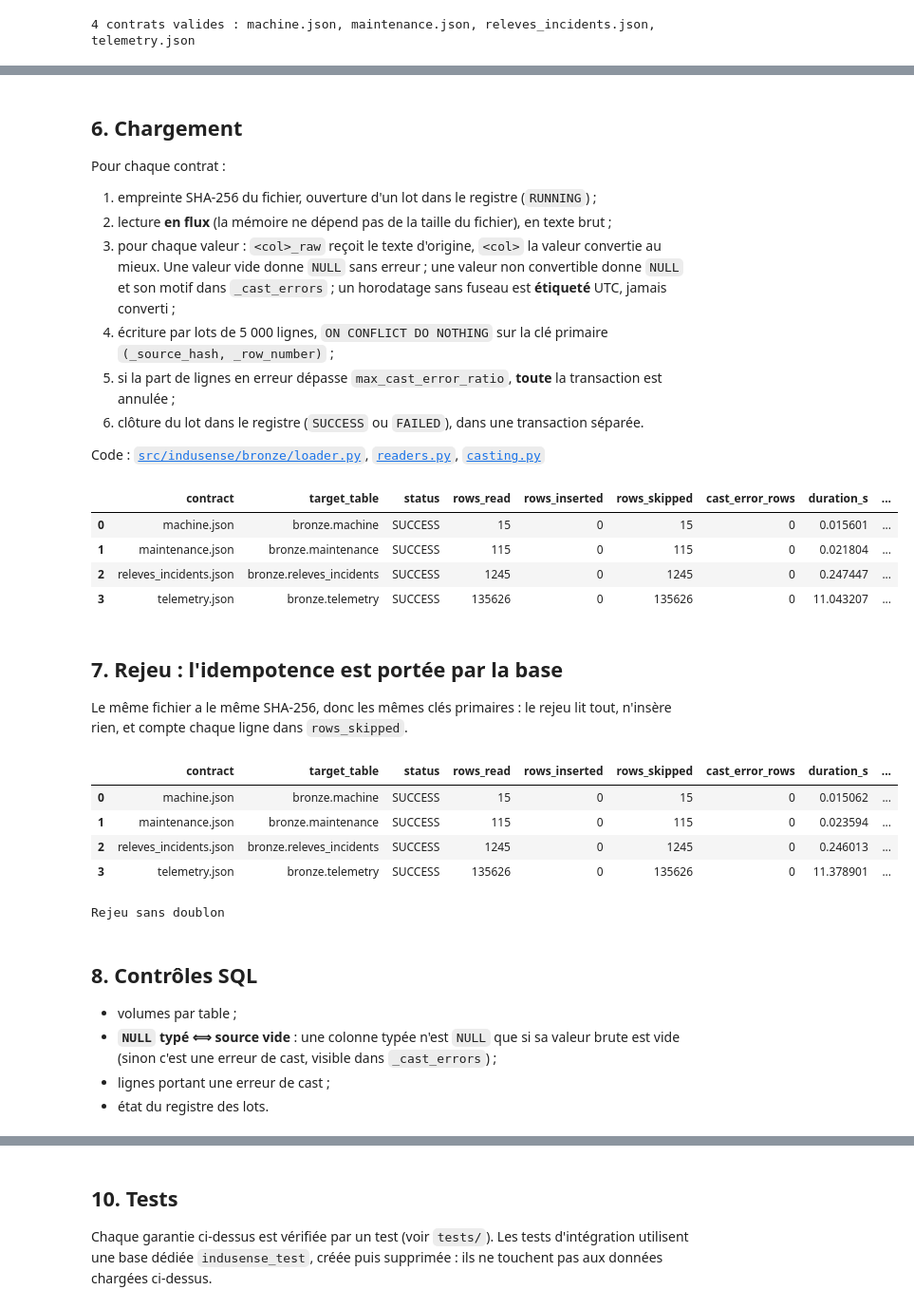
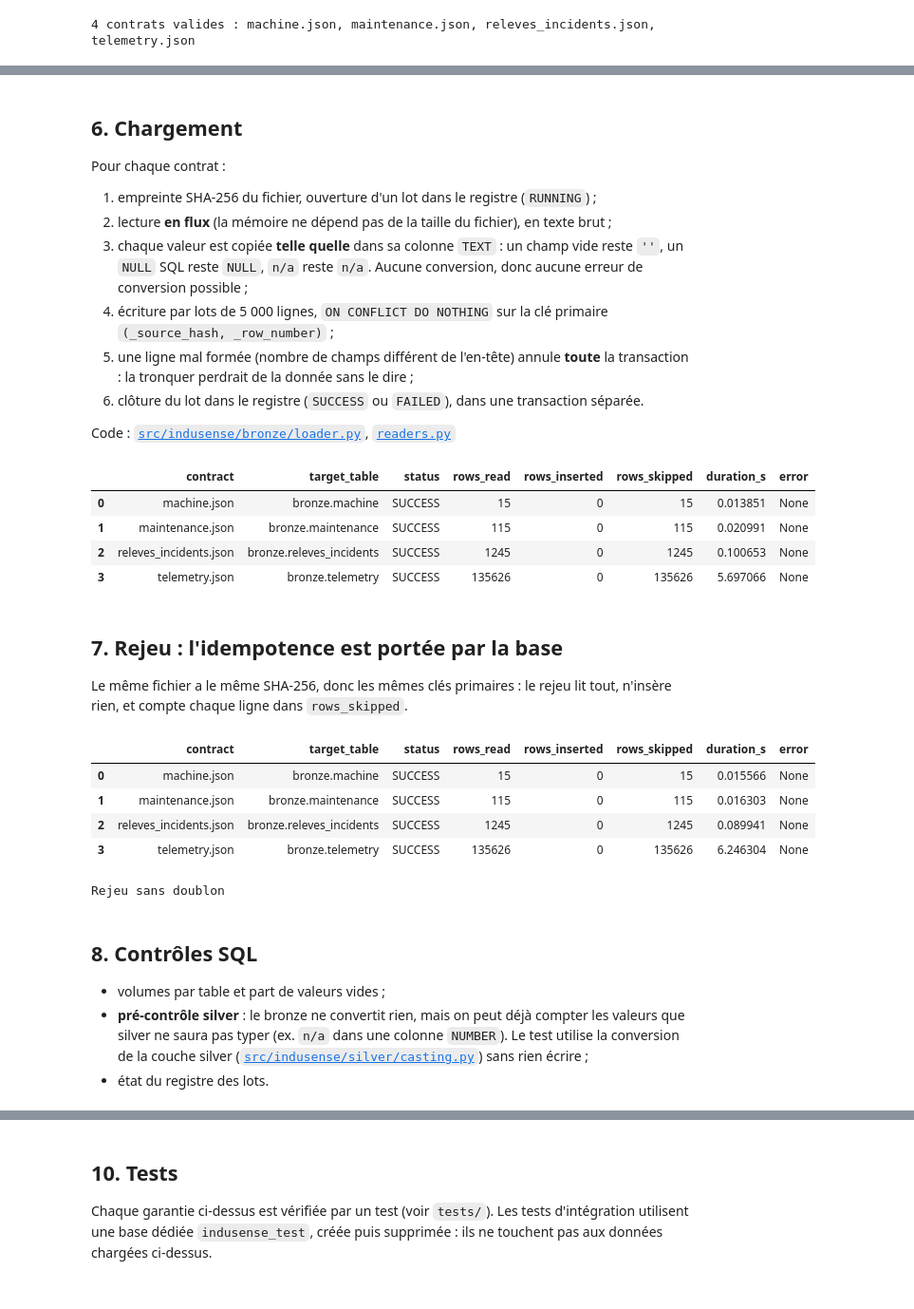
Before and after one commit to Xeliphmede/indusense, a Jupyter notebook: bronze.ipynb, the cells around one changed output, grey strips where cells are left out. Shown at 95% size. Saved outputs shown, nothing was run; the diff lists cells and outputs as text; code cells hidden in the pictures.

```diff
--- a/bronze.ipynb
+++ b/bronze.ipynb
@@ -270,29 +274,28 @@ Pour chaque contrat :
 
 1. empreinte SHA-256 du fichier, ouverture d'un lot dans le registre (`RUNNING`) ;
 2. lecture **en flux** (la mémoire ne dépend pas de la taille du fichier), en texte brut ;
-3. pour chaque valeur : `<col>_raw` reçoit le texte d'origine, `<col>` la valeur convertie au mieux. Une valeur
-   vide donne `NULL` sans erreur ; une valeur non convertible donne `NULL` et son motif dans `_cast_errors` ;
-   un horodatage sans fuseau est **étiqueté** UTC, jamais converti ;
+3. chaque valeur est copiée **telle quelle** dans sa colonne `TEXT` : un champ vide reste `''`, un `NULL` SQL
+   reste `NULL`, `n/a` reste `n/a`. Aucune conversion, donc aucune erreur de conversion possible ;
 4. écriture par lots de 5 000 lignes, `ON CONFLICT DO NOTHING` sur la clé primaire `(_source_hash, _row_number)` ;
-5. si la part de lignes en erreur dépasse `max_cast_error_ratio`, **toute** la transaction est annulée ;
+5. une ligne mal formée (nombre de champs différent de l'en-tête) annule **toute** la transaction : la tronquer
+   perdrait de la donnée sans le dire ;
 6. clôture du lot dans le registre (`SUCCESS` ou `FAILED`), dans une transaction séparée.
 
 Code : [`src/indusense/bronze/loader.py`](src/indusense/bronze/loader.py),
-[`readers.py`](src/indusense/bronze/readers.py), [`casting.py`](src/indusense/bronze/casting.py)
+[`readers.py`](src/indusense/bronze/readers.py)
 # %%
 from indusense.bronze.loader import load_contracts_into
 
-COLUMNS = ["contract", "target_table", "status", "rows_read", "rows_inserted", "rows_skipped", "cast_error_rows",
-           "duration_s", "error"]
+COLUMNS = ["contract", "target_table", "status", "rows_read", "rows_inserted", "rows_skipped", "duration_s", "error"]
 
 results = load_contracts_into(contracts, engine)
 pd.DataFrame([r.as_dict() for r in results])[COLUMNS]
 # %% [output]
-|  | contract | target_table | status | rows_read | rows_inserted | rows_skipped | cast_error_rows | duration_s | ... |
-| 0 | machine.json | bronze.machine | SUCCESS | 15 | 0 | 15 | 0 | 0.015601 | ... |
-| 1 | maintenance.json | bronze.maintenance | SUCCESS | 115 | 0 | 115 | 0 | 0.021804 | ... |
-| 2 | releves_incidents.json | bronze.releves_incidents | SUCCESS | 1245 | 0 | 1245 | 0 | 0.247447 | ... |
-| 3 | telemetry.json | bronze.telemetry | SUCCESS | 135626 | 0 | 135626 | 0 | 11.043207 | ... |
+|  | contract | target_table | status | rows_read | rows_inserted | rows_skipped | duration_s | error |
+| 0 | machine.json | bronze.machine | SUCCESS | 15 | 0 | 15 | 0.013851 | None |
+| 1 | maintenance.json | bronze.maintenance | SUCCESS | 115 | 0 | 115 | 0.020991 | None |
+| 2 | releves_incidents.json | bronze.releves_incidents | SUCCESS | 1245 | 0 | 1245 | 0.100653 | None |
+| 3 | telemetry.json | bronze.telemetry | SUCCESS | 135626 | 0 | 135626 | 5.697066 | None |
 # %% [markdown]
 ## 7. Rejeu : l'idempotence est portée par la base
 
@@ -304,18 +307,18 @@ display(pd.DataFrame([r.as_dict() for r in replay])[COLUMNS])
 assert all(r.status == "SUCCESS" and r.rows_inserted == 0 for r in replay), "le rejeu a inséré des lignes"
 print("Rejeu sans doublon")
 # %% [output]
-|  | contract | target_table | status | rows_read | rows_inserted | rows_skipped | cast_error_rows | duration_s | ... |
-| 0 | machine.json | bronze.machine | SUCCESS | 15 | 0 | 15 | 0 | 0.015062 | ... |
-| 1 | maintenance.json | bronze.maintenance | SUCCESS | 115 | 0 | 115 | 0 | 0.023594 | ... |
-| 2 | releves_incidents.json | bronze.releves_incidents | SUCCESS | 1245 | 0 | 1245 | 0 | 0.246013 | ... |
-| 3 | telemetry.json | bronze.telemetry | SUCCESS | 135626 | 0 | 135626 | 0 | 11.378901 | ... |
+|  | contract | target_table | status | rows_read | rows_inserted | rows_skipped | duration_s | error |
+| 0 | machine.json | bronze.machine | SUCCESS | 15 | 0 | 15 | 0.015566 | None |
+| 1 | maintenance.json | bronze.maintenance | SUCCESS | 115 | 0 | 115 | 0.016303 | None |
+| 2 | releves_incidents.json | bronze.releves_incidents | SUCCESS | 1245 | 0 | 1245 | 0.089941 | None |
+| 3 | telemetry.json | bronze.telemetry | SUCCESS | 135626 | 0 | 135626 | 6.246304 | None |
 Rejeu sans doublon
 # %% [markdown]
 ## 8. Contrôles SQL
 
-- volumes par table ;
-- **`NULL` typé ⟺ source vide** : une colonne typée n'est `NULL` que si sa valeur brute est vide (sinon c'est une
-  erreur de cast, visible dans `_cast_errors`) ;
-- lignes portant une erreur de cast ;
+- volumes par table et part de valeurs vides ;
+- **pré-contrôle silver** : le bronze ne convertit rien, mais on peut déjà compter les valeurs que silver ne
+  saura pas typer (ex. `n/a` dans une colonne `NUMBER`). Le test utilise la conversion de la couche silver
+  ([`src/indusense/silver/casting.py`](src/indusense/silver/casting.py)) sans rien écrire ;
 - état du registre des lots.
 # %%
```
Also changed, not shown: parts of 13 cells of this notebook, 19 other files.
